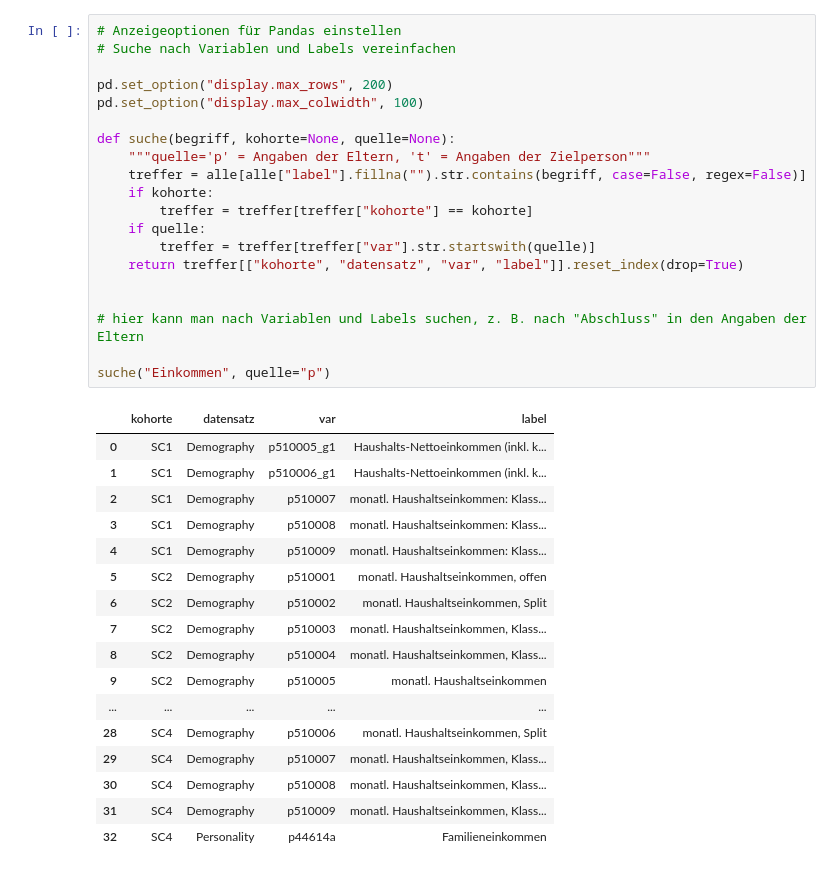
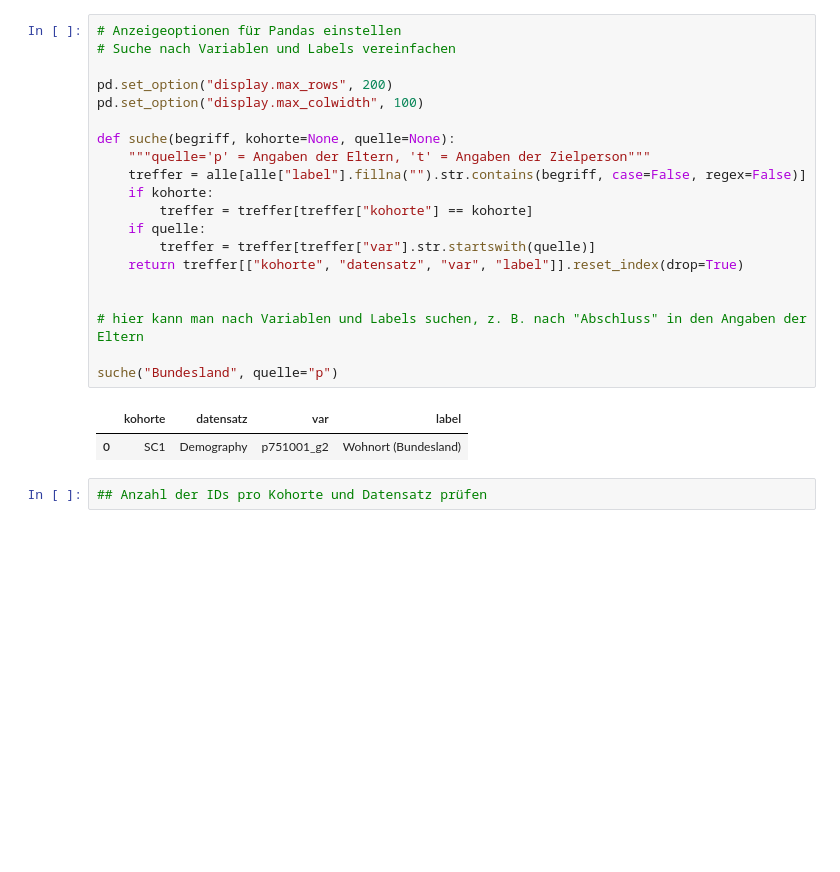
Before and after one commit to lea1nett/einkommen-bildung, a Jupyter notebook: 01_daten_erkunden.ipynb, the cells around one changed output. Cells and saved outputs as stored; diff of their text form; blank space fills up the shorter version.

Commit message:
datensatz aufbauen

```diff
--- a/01_daten_erkunden.ipynb
+++ b/01_daten_erkunden.ipynb
@@ -87,41 +87,28 @@ alle.head()
 # %%
 # Anzeigeoptionen für Pandas einstellen
 # Suche nach Variablen und Labels vereinfachen
 
 pd.set_option("display.max_rows", 200)
 pd.set_option("display.max_colwidth", 100)
 
 def suche(begriff, kohorte=None, quelle=None):
     """quelle='p' = Angaben der Eltern, 't' = Angaben der Zielperson"""
     treffer = alle[alle["label"].fillna("").str.contains(begriff, case=False, regex=False)]
     if kohorte:
         treffer = treffer[treffer["kohorte"] == kohorte]
     if quelle:
         treffer = treffer[treffer["var"].str.startswith(quelle)]
     return treffer[["kohorte", "datensatz", "var", "label"]].reset_index(drop=True)
 
 
 # hier kann man nach Variablen und Labels suchen, z. B. nach "Abschluss" in den Angaben der Eltern
 
-suche("Einkommen", quelle="p")
+suche("Bundesland", quelle="p")
 # %% [output]
 |  | kohorte | datensatz | var | label |
-| 0 | SC1 | Demography | p510005_g1 | Haushalts-Nettoeinkommen (inkl. k... |
-| 1 | SC1 | Demography | p510006_g1 | Haushalts-Nettoeinkommen (inkl. k... |
-| 2 | SC1 | Demography | p510007 | monatl. Haushaltseinkommen: Klass... |
-| 3 | SC1 | Demography | p510008 | monatl. Haushaltseinkommen: Klass... |
-| 4 | SC1 | Demography | p510009 | monatl. Haushaltseinkommen: Klass... |
-| 5 | SC2 | Demography | p510001 | monatl. Haushaltseinkommen, offen |
-| 6 | SC2 | Demography | p510002 | monatl. Haushaltseinkommen, Split |
-| 7 | SC2 | Demography | p510003 | monatl. Haushaltseinkommen, Klass... |
-| 8 | SC2 | Demography | p510004 | monatl. Haushaltseinkommen, Klass... |
-| 9 | SC2 | Demography | p510005 | monatl. Haushaltseinkommen |
-| ... | ... | ... | ... | ... |
-| 28 | SC4 | Demography | p510006 | monatl. Haushaltseinkommen, Split |
-| 29 | SC4 | Demography | p510007 | monatl. Haushaltseinkommen, Klass... |
-| 30 | SC4 | Demography | p510008 | monatl. Haushaltseinkommen, Klass... |
-| 31 | SC4 | Demography | p510009 | monatl. Haushaltseinkommen, Klass... |
-| 32 | SC4 | Personality | p44614a | Familieneinkommen |
+| 0 | SC1 | Demography | p751001_g2 | Wohnort (Bundesland) |
+# %%
+## Anzahl der IDs pro Kohorte und Datensatz prüfen
 # %%
 # Daten einer Variablen auslesen und prüfen, wie viele gültige Werte pro Welle vorliegen
 
```
Also changed, not shown: parts of 7 cells of this notebook, 3 other files.
